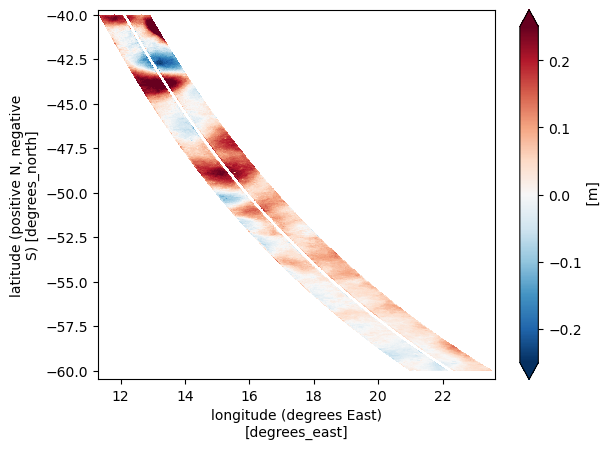
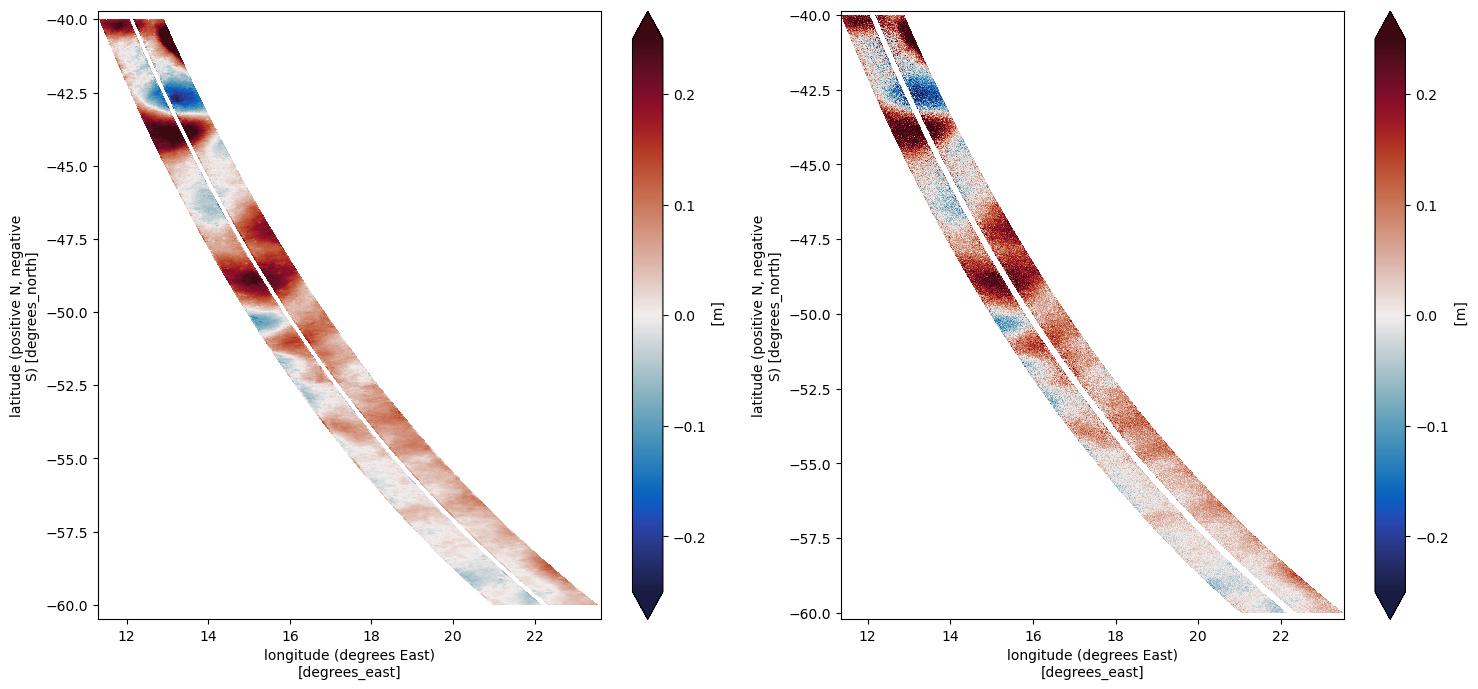
The change to this notebook cell's code, shown as a diff; its figure went from the first image to the second:
--- before
+++ after
@@ -1,4 +1,5 @@
-fig,axs = plt.subplots(1,3,figsize=(15,5))
-ssha_basic.plot(x='longitude',y='latitude',vmax=0.25,ax=axs[0])
-ssha_unsmoothl.plot(x='longitude',y='latitude',vmax=0.25,ax=axs[1])
-ssha_unsmoothr.plot(x='longitude',y='latitude',vmax=0.25,ax=axs[2])
+fig,axs = plt.subplots(1,2,figsize=(15,7))
+ssha_basic.plot(x='longitude',y='latitude',vmax=0.25,vmin =-0.25,ax=axs[0],cmap=cm.cm.balance)
+ssha_unsmoothl.plot(x='longitude',y='latitude',vmax=0.25,vmin =-0.25,ax=axs[1],add_colorbar=False,cmap=cm.cm.balance)
+ssha_unsmoothr.plot(x='longitude',y='latitude',vmax=0.25,vmin =-0.25,ax=axs[1],cmap=cm.cm.balance)
+fig.tight_layout()

Commit: Update Basic_Unsmoothed.ipynb